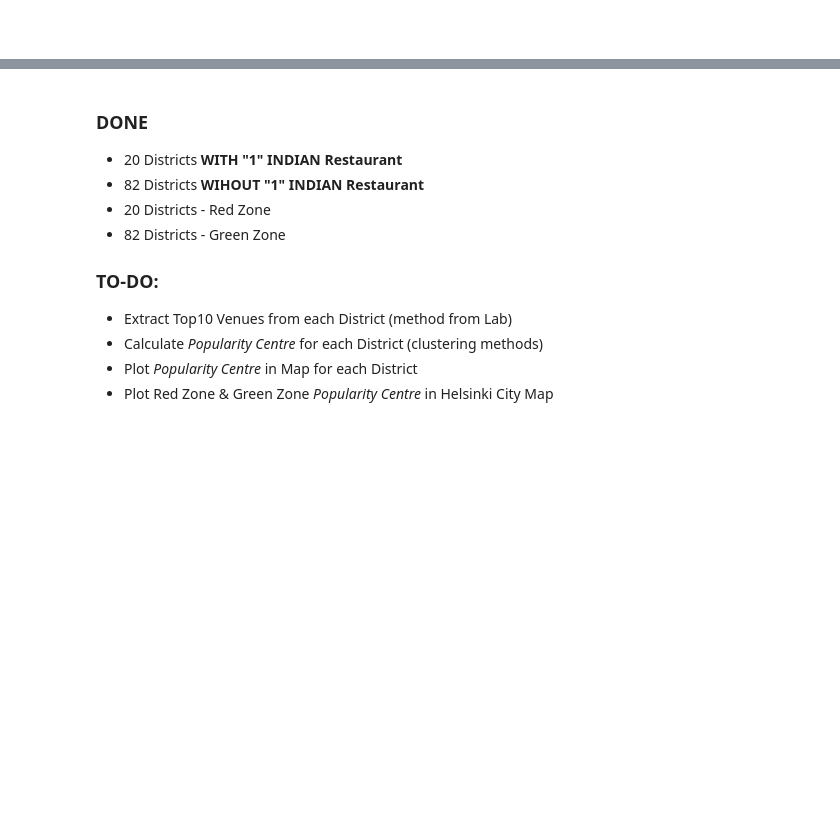
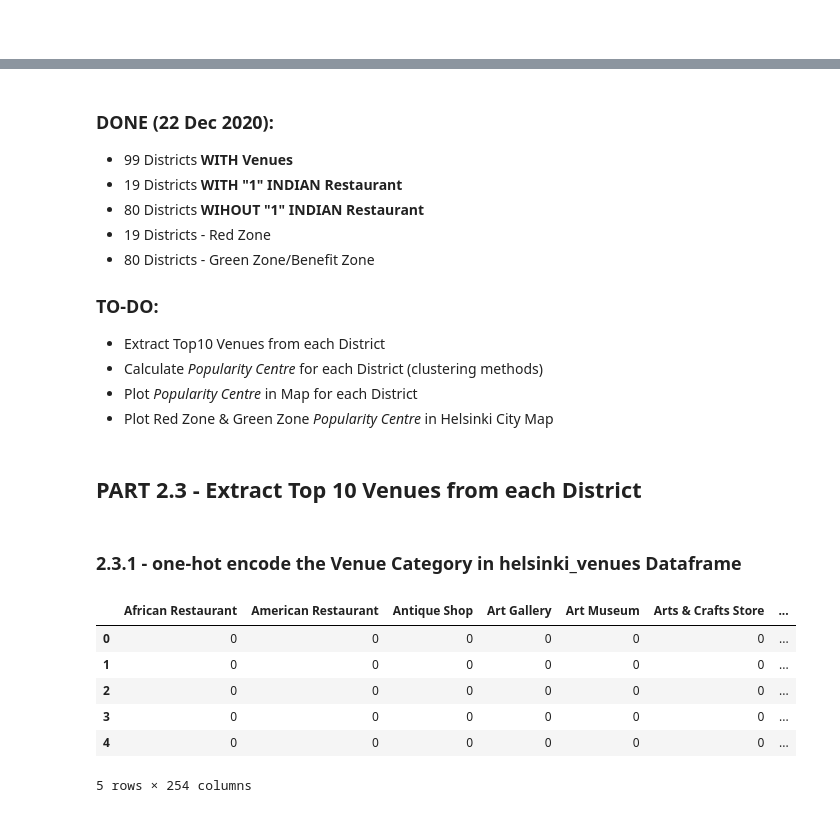
Before and after one commit to prak112/Coursera-IBM_Capstone, a Jupyter notebook: Week5_CompatibleDistricts_Helsinki.ipynb, the cells around one changed output, grey strips where cells are left out. Saved outputs shown, nothing was run; the diff lists cells and outputs as text; code cells hidden in the pictures; blank space fills up the shorter version.

Commit message:
step 2.4 of PART 2

```diff
--- a/Week5_CompatibleDistricts_Helsinki.ipynb
+++ b/Week5_CompatibleDistricts_Helsinki.ipynb
@@ -395,12 +431,28 @@ Total unique Districts with Indian restaurants: 20
 # %% [markdown]
-### DONE
-* 20 Districts **WITH "1" INDIAN Restaurant**
-* 82 Districts **WIHOUT "1" INDIAN Restaurant**
-* 20 Districts - Red Zone
-* 82 Districts - Green Zone
+### DONE (22 Dec 2020):
+* 99 Districts **WITH Venues**
+* 19 Districts **WITH "1" INDIAN Restaurant**
+* 80 Districts **WIHOUT "1" INDIAN Restaurant**
+* 19 Districts - Red Zone
+* 80 Districts - Green Zone/Benefit Zone
 
 ### TO-DO:
-* Extract Top10 Venues from each District (method from Lab)
+* Extract Top10 Venues from each District
 * Calculate _Popularity Centre_ for each District (clustering methods)
 * Plot _Popularity Centre_ in Map for each District
 * Plot Red Zone & Green Zone _Popularity Centre_ in Helsinki City Map
+# %% [markdown]
+## PART 2.3 - Extract Top 10 Venues from each District
+# %% [markdown]
+### 2.3.1 - one-hot encode the Venue Category in helsinki_venues Dataframe
+# %%
+encoded_venues = pd.get_dummies(helsinki_venues[['Venue Category']], prefix='', prefix_sep='', dtype='int64')
+encoded_venues.head()
+# %% [output]
+|  | African Restaurant | American Restaurant | Antique Shop | Art Gallery | Art Museum | Arts & Crafts Store | ... |
+| 0 | 0 | 0 | 0 | 0 | 0 | 0 | ... |
+| 1 | 0 | 0 | 0 | 0 | 0 | 0 | ... |
+| 2 | 0 | 0 | 0 | 0 | 0 | 0 | ... |
+| 3 | 0 | 0 | 0 | 0 | 0 | 0 | ... |
+| 4 | 0 | 0 | 0 | 0 | 0 | 0 | ... |
+5 rows × 254 columns
```
Also changed, not shown: parts of 28 cells of this notebook.
